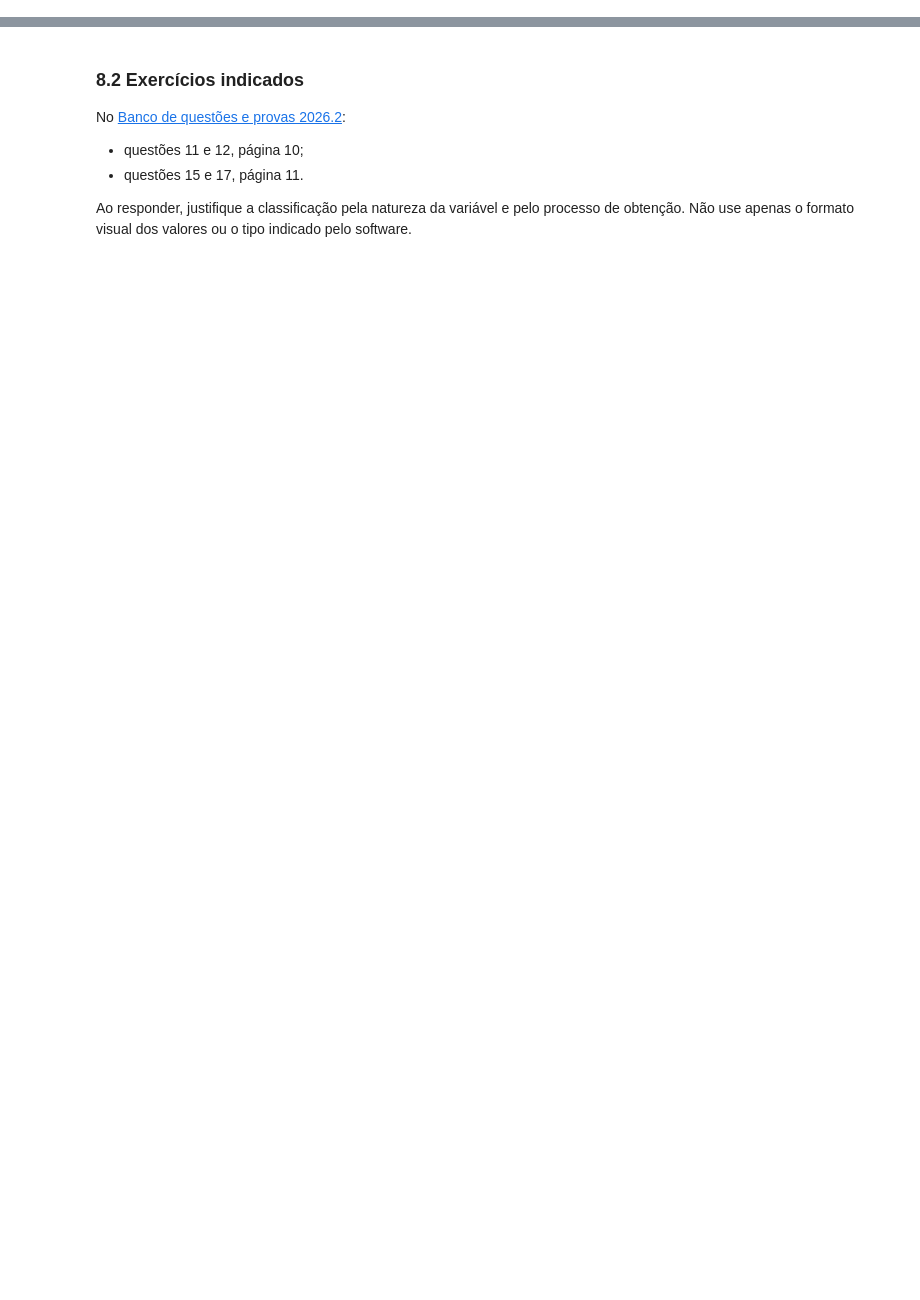
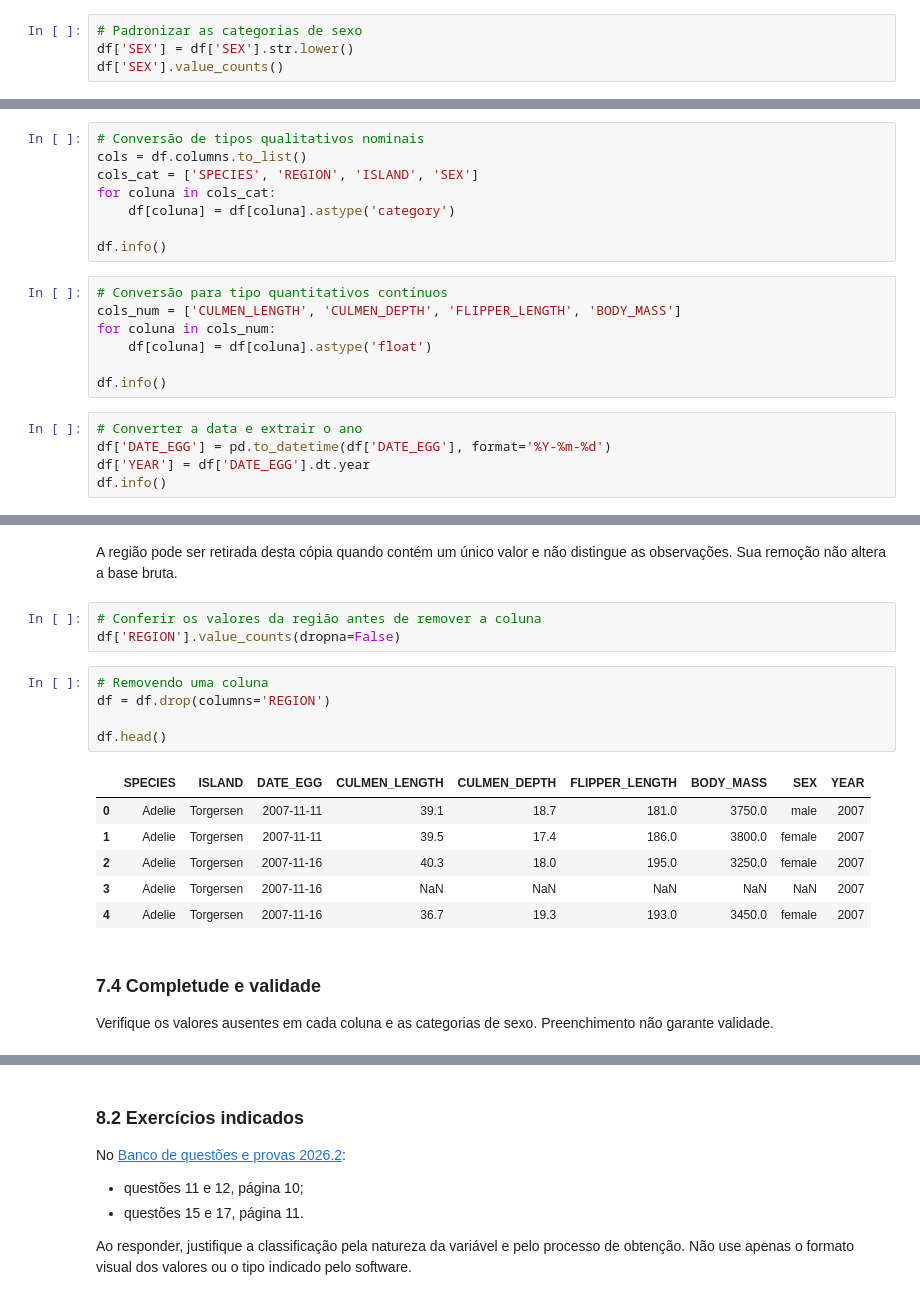
Before and after one commit to carubbi/MQ, a Jupyter notebook: notebooks/u1_a05.ipynb, the cells around one changed output, grey strips where cells are left out. Saved outputs shown, nothing was run; the diff lists cells and outputs as text; blank space fills up the shorter version.

```diff
--- a/notebooks/u1_a05.ipynb
+++ b/notebooks/u1_a05.ipynb
@@ -156,0 +244,4 @@ Esse registro transforma o pré-processamento em uma sequência auditável. Uma
+# %%
+# Padronizar as categorias de sexo
+df['SEX'] = df['SEX'].str.lower()
+df['SEX'].value_counts()
@@ -156,0 +257,20 @@ Esse registro transforma o pré-processamento em uma sequência auditável. Uma
+# %%
+# Conversão de tipos qualitativos nominais
+cols = df.columns.to_list()
+cols_cat = ['SPECIES', 'REGION', 'ISLAND', 'SEX']
+for coluna in cols_cat:
+    df[coluna] = df[coluna].astype('category')
+
+df.info()
+# %%
+# Conversão para tipo quantitativos contínuos
+cols_num = ['CULMEN_LENGTH', 'CULMEN_DEPTH', 'FLIPPER_LENGTH', 'BODY_MASS']
+for coluna in cols_num:
+    df[coluna] = df[coluna].astype('float')
+
+df.info()
+# %%
+# Converter a data e extrair o ano
+df['DATE_EGG'] = pd.to_datetime(df['DATE_EGG'], format='%Y-%m-%d')
+df['YEAR'] = df['DATE_EGG'].dt.year
+df.info()
@@ -156,0 +306,21 @@ Esse registro transforma o pré-processamento em uma sequência auditável. Uma
+# %% [markdown]
+A região pode ser retirada desta cópia quando contém um único valor e não distingue as observações. Sua remoção não altera a base bruta.
+# %%
+# Conferir os valores da região antes de remover a coluna
+df['REGION'].value_counts(dropna=False)
+# %%
+# Removendo uma coluna
+df = df.drop(columns='REGION')
+
+df.head()
+# %% [output]
+|  | SPECIES | ISLAND | DATE_EGG | CULMEN_LENGTH | CULMEN_DEPTH | FLIPPER_LENGTH | BODY_MASS | SEX | YEAR |
+| 0 | Adelie | Torgersen | 2007-11-11 | 39.1 | 18.7 | 181.0 | 3750.0 | male | 2007 |
+| 1 | Adelie | Torgersen | 2007-11-11 | 39.5 | 17.4 | 186.0 | 3800.0 | female | 2007 |
+| 2 | Adelie | Torgersen | 2007-11-16 | 40.3 | 18.0 | 195.0 | 3250.0 | female | 2007 |
+| 3 | Adelie | Torgersen | 2007-11-16 | NaN | NaN | NaN | NaN | NaN | 2007 |
+| 4 | Adelie | Torgersen | 2007-11-16 | 36.7 | 19.3 | 193.0 | 3450.0 | female | 2007 |
+# %% [markdown]
+### 7.4 Completude e validade
+
+Verifique os valores ausentes em cada coluna e as categorias de sexo. Preenchimento não garante validade.
```
Also changed, not shown: parts of 48 cells of this notebook, 1 other file.
